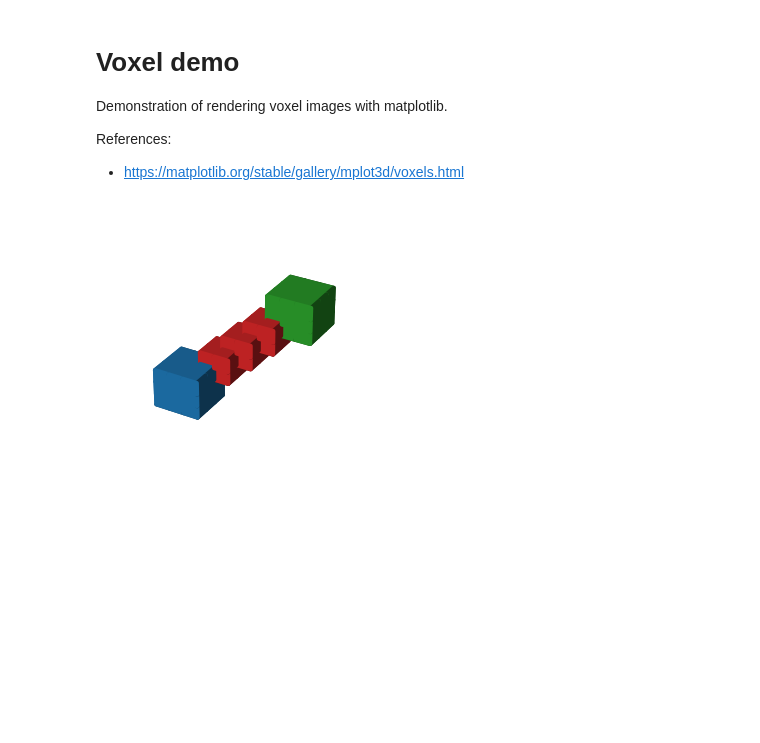
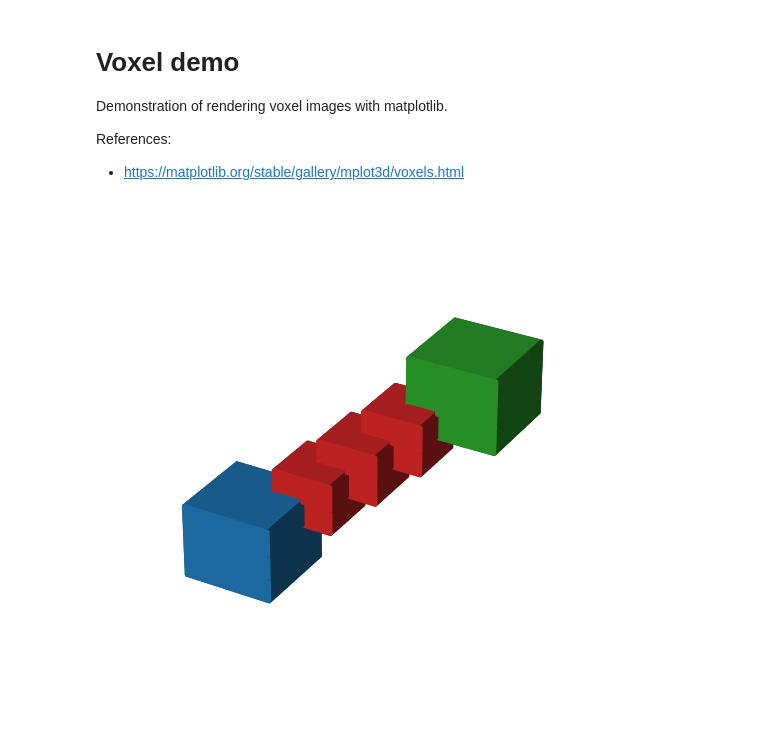
Before and after one commit to goosebread/Project3DReconstruction, a Jupyter notebook: notebooks/voxel_demo.ipynb, the cells around one changed output. Drawn from its saved outputs; the diff is of its cells as text; code cells hidden in the pictures; blank space fills up the shorter version.

```diff
--- a/notebooks/voxel_demo.ipynb
+++ b/notebooks/voxel_demo.ipynb
@@ -8,22 +14,20 @@ References:
 # %%
-import matplotlib.pyplot as plt
-import numpy as np
-
 x, y, z = np.indices((8, 8, 8))
 
 cube1 = (x < 3) & (y < 3) & (z < 3)
 cube2 = (x >= 5) & (y >= 5) & (z >= 5)
 link = abs(x - y) + abs(y - z) + abs(z - x) <= 2
 
 voxelarray = cube1 | cube2 | link
 
 colors = np.empty(voxelarray.shape, dtype=object)
 colors[link] = "tab:red"
 colors[cube1] = "tab:blue"
 colors[cube2] = "tab:green"
 
-fig, ax = plt.subplots(subplot_kw={"projection": "3d"}, figsize=(1, 1), dpi=300)
+fig, ax = plt.subplots(subplot_kw={"projection": "3d"}, figsize=(2, 2), dpi=300)
 ax.axis("off")
 ax.voxels(voxelarray, facecolors=colors, edgecolors=colors);
+# ax.voxels(voxelarray, facecolors=colors, edgecolors="k");
 # %% [output]
-[figure, old version]
+[figure, new version]
```
Also changed, not shown: parts of 3 cells of this notebook, 2 other files.
